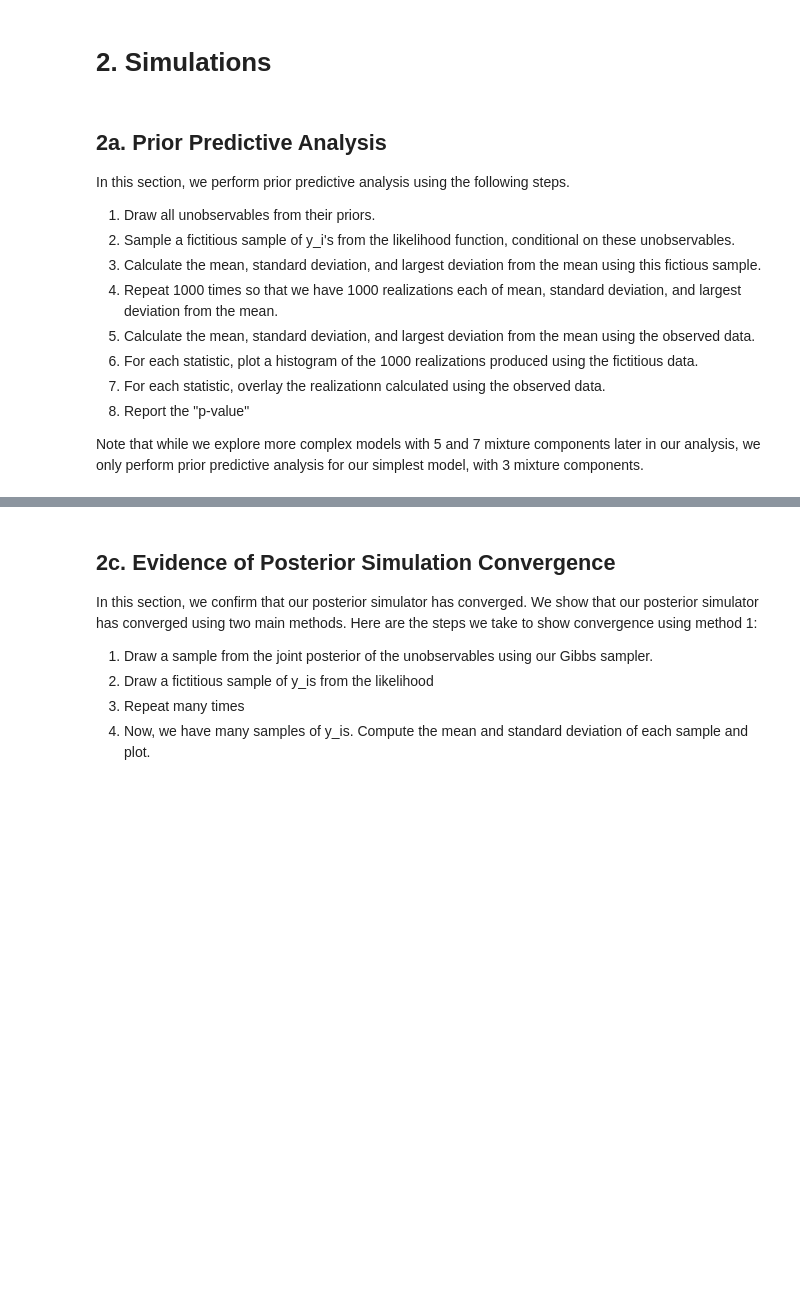
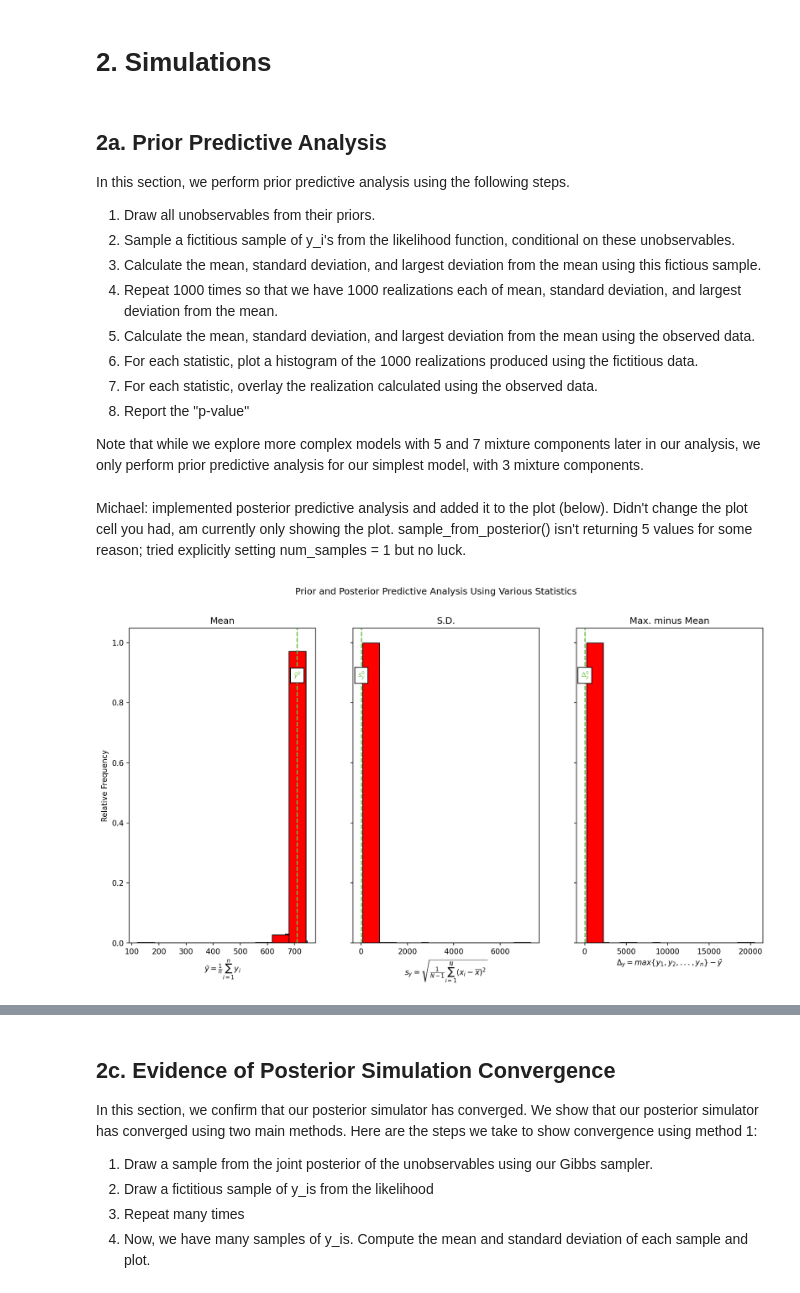
Before and after one commit to arjun-shanmugam/bayesian-linear-model, a Jupyter notebook: src/final_project.ipynb, the cells around one changed output, grey strips where cells are left out. Saved outputs shown, nothing was run; the diff lists cells and outputs as text; code cells hidden in the pictures; blank space fills up the shorter version.

```diff
--- a/src/final_project.ipynb
+++ b/src/final_project.ipynb
@@ -122,8 +125,10 @@ In this section, we perform prior predictive analysis using the following steps.
 4. Repeat 1000 times so that we have 1000 realizations each of mean, standard deviation, and largest deviation from the mean.
 5. Calculate the mean, standard deviation, and largest deviation from the mean using the observed data.
 6. For each statistic, plot a histogram of the 1000 realizations produced using the fictitious data.
-7. For each statistic, overlay the realizationn calculated using the observed data.
+7. For each statistic, overlay the realization calculated using the observed data.
 8. Report the "p-value"
 
 Note that while we explore more complex models with 5 and 7 mixture components later in our analysis, we only perform prior predictive analysis for our simplest model, with 3 mixture components.
+# %% [markdown]
+Michael: implemented posterior predictive analysis and added it to the plot (below). Didn't change the plot cell you had, am currently only showing the plot. sample_from_posterior() isn't returning 5 values for some reason; tried explicitly setting num_samples = 1 but no luck.
 # %%
@@ -171,6 +205,28 @@ axes[1].set_ylabel("")
 axes[2].set_ylabel("")
 plt.savefig(os.path.join(OUTPUT_FIGURES, "prior_predictive_analysis.png"))
 plt.close(fig)
+# %%
+# Plot.
+fig, axes = plt.subplots(1, 3, figsize=(15, 7.5), sharey=True)
+fig.suptitle("Prior and Posterior Predictive Analysis Using Various Statistics")
+titles = ["Mean", "S.D.", "Max. minus Mean"]
+xlabels = ["$\\bar{y} = \\frac{1}{n}\sum_{i=1}^{n}y_i$",
+          "$s_y = \sqrt{\\frac{1}{N-1} \sum_{i=1}^N (x_i - \overline{x})^2}$",
+          "$\Delta_y = max\\{y_1, y_2, ..., y_n\\} - \\bar{y}$"]
+vline_positions = [true_mean, true_std, true_max_minus_mean]
+vline_labels = ["$\\bar{y}^0$", "$s_y^0$", "$\Delta_y^0$"]
+for ax, fictitious_statistic_prior, title, xlabel, vline_position, vline_label in zip(axes, fictitious_statistics_prior, titles, xlabels, vline_positions, vline_labels):
+    figure_utilities.plot_histogram(ax, fictitious_statistic_prior, title=title, xlabel=xlabel)
+    figure_utilities.plot_labeled_vline(ax, vline_position, vline_label)
+
+for ax, fictitious_statistic_posterior, title, xlabel, vline_position, vline_label in zip(axes, fictitious_statistics_posterior, titles, xlabels, vline_positions, vline_labels):
+    figure_utilities.plot_histogram(ax, fictitious_statistic_posterior, title=title, xlabel=xlabel, color = "red")
+    figure_utilities.plot_labeled_vline(ax, vline_position, vline_label)
+axes[1].set_ylabel("")
+axes[2].set_ylabel("")
+plt.show()
+# %% [output]
+[figure, added]
 # %% [markdown]
 ## 2b. Evidence of Implementation Correctness
 
```
Also changed, not shown: parts of 11 cells of this notebook, 6 other files.
